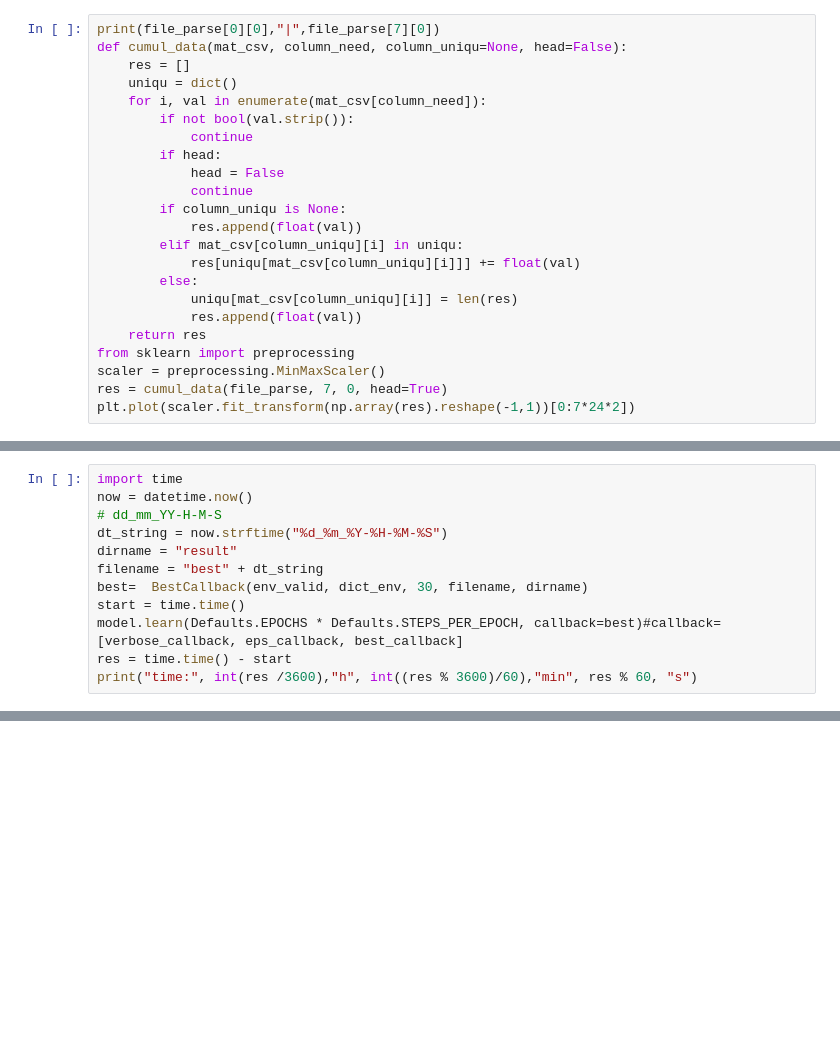
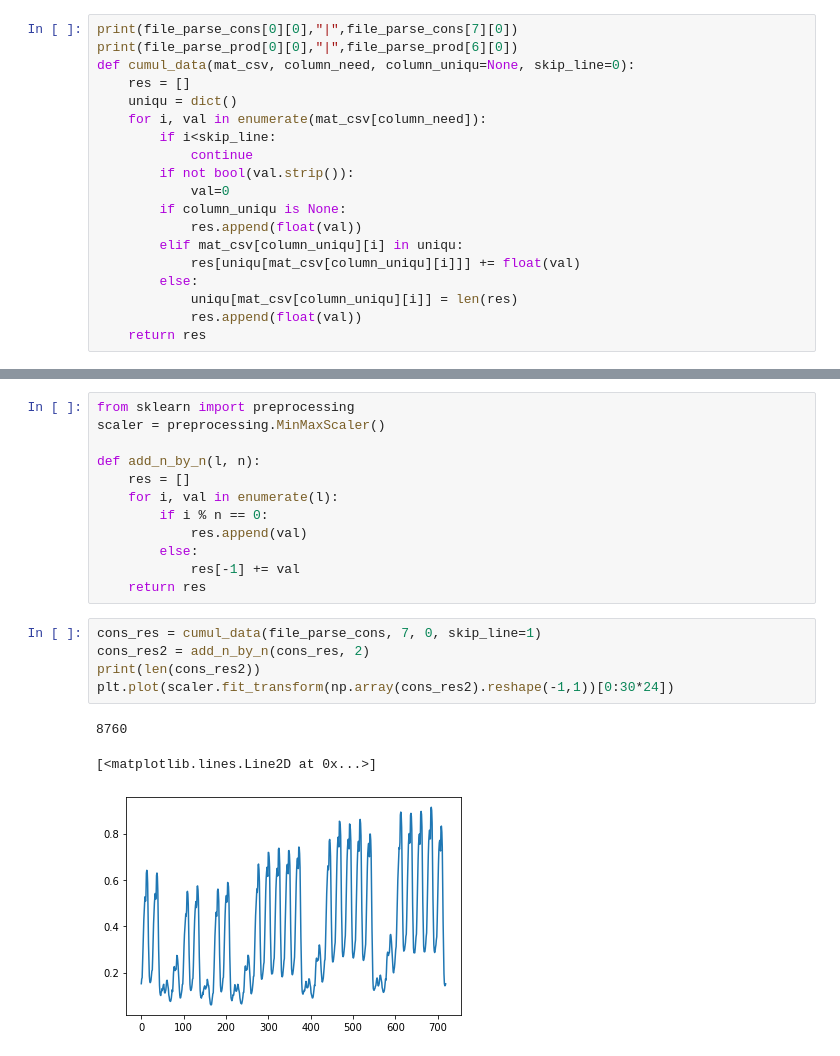
Before and after one commit to axelfoltyn/microGrid, a Jupyter notebook: test_dqn_callback.ipynb, the cells around one changed output, grey strips where cells are left out. Drawn from its saved outputs; the diff is of its cells as text; blank space fills up the shorter version.

Commit message:
add somme plot in notebook, save good plot with hyperparameters and created read for csv

```diff
--- a/test_dqn_callback.ipynb
+++ b/test_dqn_callback.ipynb
@@ -58,14 +60,14 @@ array(['Horodate', 'Région', 'Code région', 'Profil',
 # %%
-print(file_parse[0][0],"|",file_parse[7][0])
-def cumul_data(mat_csv, column_need, column_uniqu=None, head=False):
+print(file_parse_cons[0][0],"|",file_parse_cons[7][0])
+print(file_parse_prod[0][0],"|",file_parse_prod[6][0])
+def cumul_data(mat_csv, column_need, column_uniqu=None, skip_line=0):
     res = []
     uniqu = dict()
     for i, val in enumerate(mat_csv[column_need]):
+        if i<skip_line:
+            continue
         if not bool(val.strip()):
-            continue
-        if head:
-            head = False
-            continue
+            val=0
         if column_uniqu is None:
             res.append(float(val))
         elif mat_csv[column_uniqu][i] in uniqu:
@@ -74,8 +76,4 @@ def cumul_data(mat_csv, column_need, column_uniqu=None, head=False):
             uniqu[mat_csv[column_uniqu][i]] = len(res)
             res.append(float(val))
     return res
-from sklearn import preprocessing
-scaler = preprocessing.MinMaxScaler()
-res = cumul_data(file_parse, 7, 0, head=True)
-plt.plot(scaler.fit_transform(np.array(res).reshape(-1,1))[0:7*24*2])
 # %% [output]
@@ -275,12 +81,0 @@ class BestCallback(BaseCallback):
-# %%
-import time
-now = datetime.now()
-# dd_mm_YY-H-M-S
-dt_string = now.strftime("%d_%m_%Y-%H-%M-%S")
-dirname = "result"
-filename = "best" + dt_string
-best=  BestCallback(env_valid, dict_env, 30, filename, dirname)
-start = time.time()
-model.learn(Defaults.EPOCHS * Defaults.STEPS_PER_EPOCH, callback=best)#callback=[verbose_callback, eps_callback, best_callback]
-res = time.time() - start
-print("time:", int(res /3600),"h", int((res % 3600)/60),"min", res % 60, "s")
@@ -425,0 +82,21 @@ demande std :  2.602111036990436
+# %%
+from sklearn import preprocessing
+scaler = preprocessing.MinMaxScaler()
+
+def add_n_by_n(l, n):
+    res = []
+    for i, val in enumerate(l):
+        if i % n == 0:
+            res.append(val)
+        else:
+            res[-1] += val
+    return res
+# %%
+cons_res = cumul_data(file_parse_cons, 7, 0, skip_line=1)
+cons_res2 = add_n_by_n(cons_res, 2)
+print(len(cons_res2))
+plt.plot(scaler.fit_transform(np.array(cons_res2).reshape(-1,1))[0:30*24])
+# %% [output]
+8760
+[<matplotlib.lines.Line2D at 0x...>]
+[figure, added]
```
Also changed, not shown: parts of 20 cells of this notebook, 3 other files.
